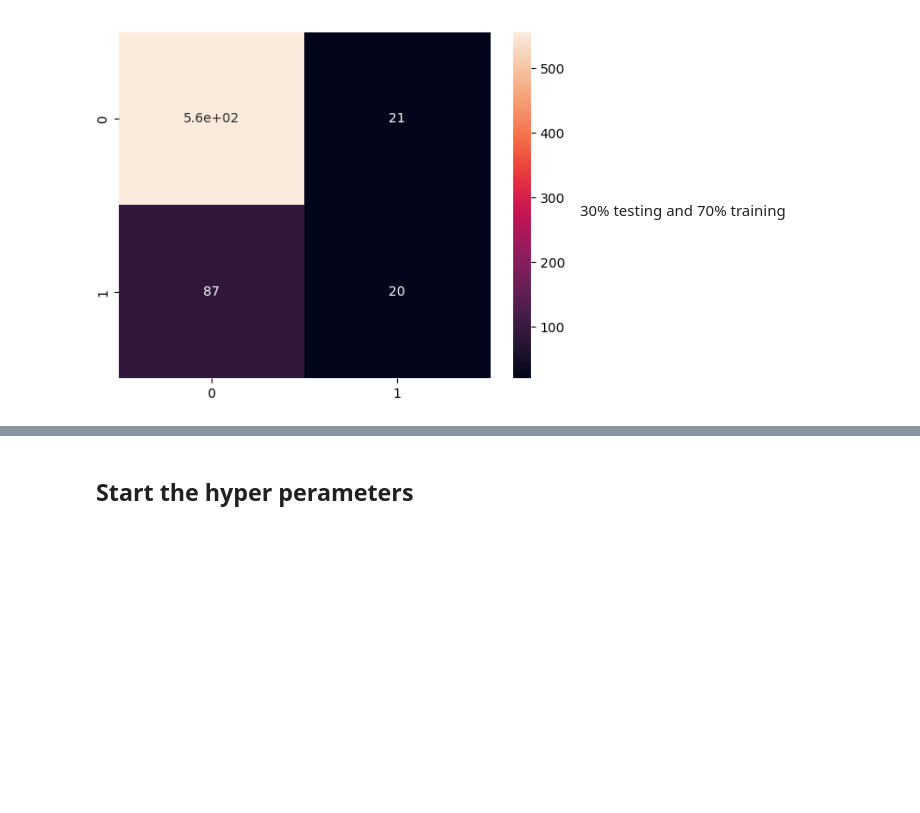
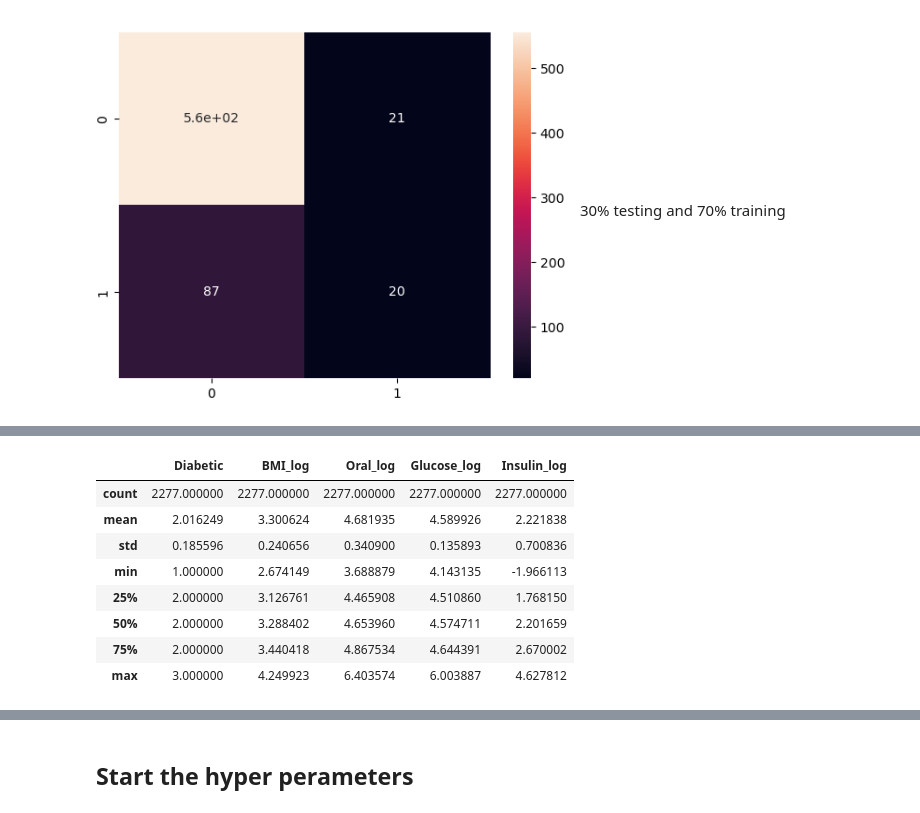
Before and after one commit to Ayomide-ola/Health-analysis, a Jupyter notebook: Integrated_CA .ipynb, the cells around one changed output, grey strips where cells are left out. Cells and saved outputs as stored; diff of their text form; code cells hidden in the pictures; blank space fills up the shorter version.

```diff
--- a/Integrated_CA .ipynb
+++ b/Integrated_CA .ipynb
@@ -1436,0 +1484,3 @@ weighted avg       0.81      0.84      0.81       684
+# %%
+X = log_df.drop(['Age_group_encoded'], axis = 1, inplace = False)
+y = log_df['Age_group_encoded']
@@ -1436,0 +1589,12 @@ weighted avg       0.81      0.84      0.81       684
+# %%
+X.describe()
+# %% [output]
+|  | Diabetic | BMI_log | Oral_log | Glucose_log | Insulin_log |
+| count | 2277.000000 | 2277.000000 | 2277.000000 | 2277.000000 | 2277.000000 |
+| mean | 2.016249 | 3.300624 | 4.681935 | 4.589926 | 2.221838 |
+| std | 0.185596 | 0.240656 | 0.340900 | 0.135893 | 0.700836 |
+| min | 1.000000 | 2.674149 | 3.688879 | 4.143135 | -1.966113 |
+| 25% | 2.000000 | 3.126761 | 4.465908 | 4.510860 | 1.768150 |
+| 50% | 2.000000 | 3.288402 | 4.653960 | 4.574711 | 2.201659 |
+| 75% | 2.000000 | 3.440418 | 4.867534 | 4.644391 | 2.670002 |
+| max | 3.000000 | 4.249923 | 6.403574 | 6.003887 | 4.627812 |
```
Also changed, not shown: parts of 57 cells of this notebook.
